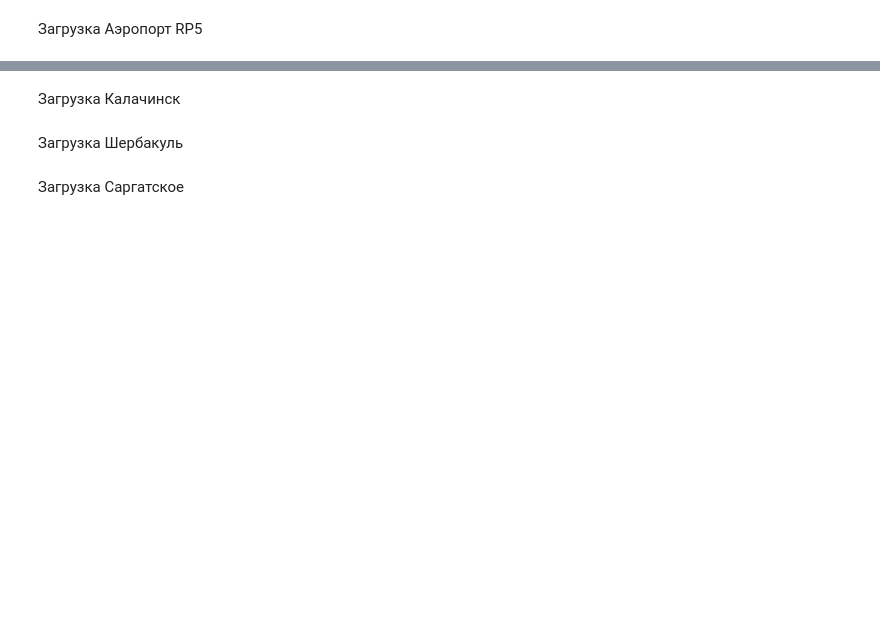
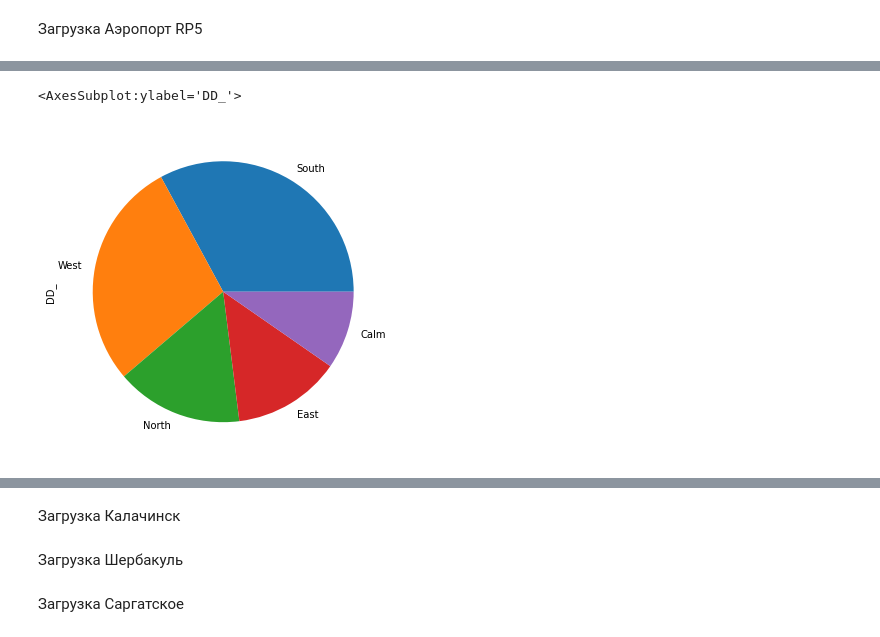
Before and after one commit to dimka11/coursework, a Jupyter notebook: NewData/analysis_compare.ipynb, the cells around one changed output, grey strips where cells are left out. Saved outputs shown, nothing was run; the diff lists cells and outputs as text; code cells hidden in the pictures; blank space fills up the shorter version.

```diff
--- a/NewData/analysis_compare.ipynb
+++ b/NewData/analysis_compare.ipynb
@@ -104,0 +241,10 @@ df_airport =
+# %%
+df_omsk_airport_m1 = df_omsk_airport_m[['T', 'T_a', 'DD', 'Ff', 'N', 'Nh', 'Cl', 'Po', 'U', 'Ch', 'Cm', 'H', 'RRR']]
+df_omsk_airport_m1 = conv_wind(df_omsk_airport_m1)
+df_omsk_airport_m1 = conv_cloud(df_omsk_airport_m1)
+df_omsk_airport_m1 = conv_cloud(df_omsk_airport_m1, col_name='Nh')
+# df_omsk_airport_m1['Cl'] = cl_cat(df_omsk_airport_m1['Cl'])
+# df_omsk_airport_m1 = df_omsk_airport_m1.drop(columns=['DD'])
+
+#
+df_omsk_airport_m1
@@ -104,0 +265,30 @@ df_airport =
+# %%
+# select winter periods:
+def select_winter_p(df):
+    range_1 = df.loc['2005-11':'2006-02']
+    range_2 = df.loc['2006-11':'2007-02']
+    range_3 = df.loc['2007-11':'2008-02']
+    range_4 = df.loc['2008-11':'2009-02']
+    range_5 = df.loc['2009-11':'2010-02']
+    range_6 = df.loc['2010-11':'2011-02']
+    range_7 = df.loc['2011-11':'2012-02']
+    range_8 = df.loc['2012-11':'2013-02']
+    range_9 = df.loc['2013-11':'2014-02']
+    range_10 = df.loc['2014-11':'2015-02']
+    range_11 = df.loc['2015-11':'2016-02']
+    range_12 = df.loc['2016-11':'2017-02']
+    range_13 = df.loc['2017-11':'2018-02']
+    range_14 = df.loc['2018-11':'2019-02']
+    range_15 = df.loc['2019-11':'2020-02']
+    range_16 = df.loc['2020-11':'2021-02']
+
+    return pd.concat([range_1, range_2, range_3, range_4, range_5, range_6, range_7, range_8, range_9, range_10, range_11, range_12, range_13, range_14, range_15, range_16])
+
+df_omsk_airport_winter = select_winter_p(df_omsk_airport_m1)
+# %%
+df_omsk_airport_winter['diff'] = df_omsk_airport_winter['T'] - df_omsk_airport_winter['T_a']
+df_omsk_airport_winter['abs_diff'] = abs(df_omsk_airport_winter['T'] - df_omsk_airport_winter['T_a'])
+# %%
+# show
+df_omsk_airport_winter_1 = df_omsk_airport_winter[abs(df_omsk_airport_winter['diff']) > 1 ]
+df_omsk_airport_winter_1.groupby('DD_', as_index=False)['diff', 'abs_diff'].mean().sort_values('abs_diff', ascending=False)
@@ -104,0 +302,6 @@ df_airport =
+# %%
+# Роза ветров
+df_omsk_airport_winter_1['DD_'].value_counts().plot(kind='pie')
+# %% [output]
+<AxesSubplot:ylabel='DD_'>
+[figure, added]
```
Also changed, not shown: parts of 56 cells of this notebook, 11 other files.
